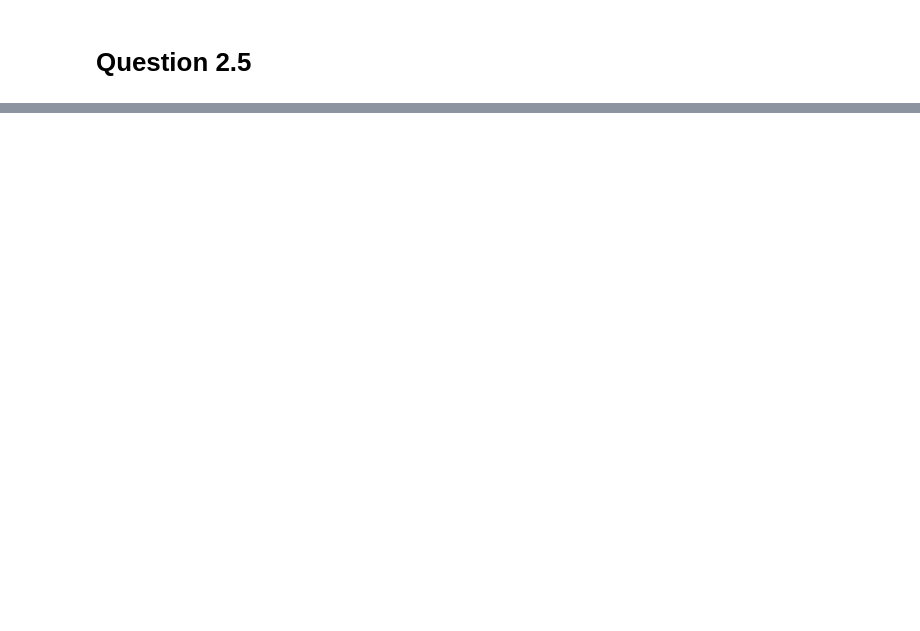
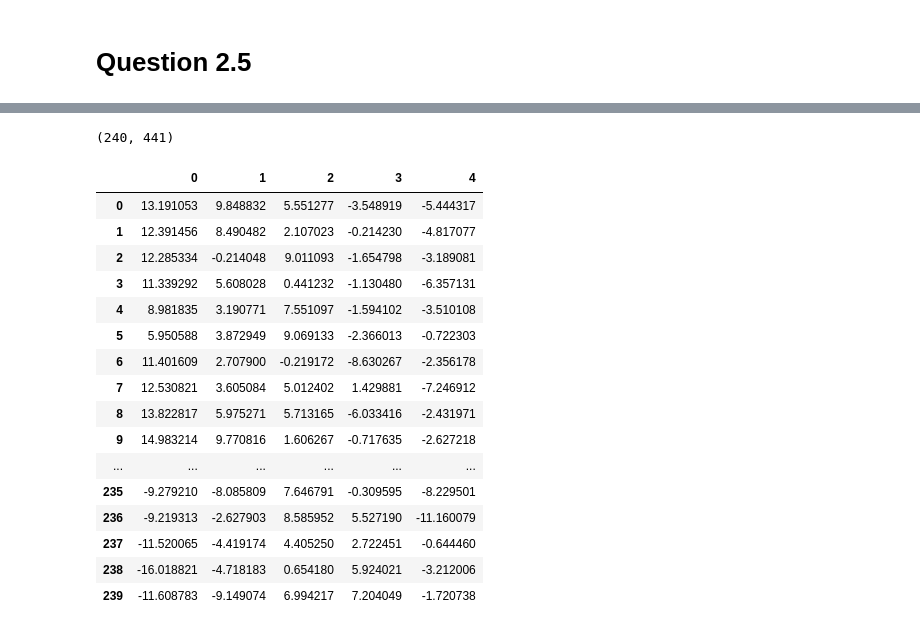
Before and after one commit to YourTeacher23/MAST30034-Assignment1, a Jupyter notebook: Notebook3.ipynb, the cells around one changed output, grey strips where cells are left out. Drawn from its saved outputs; the diff is of its cells as text; code cells hidden in the pictures; blank space fills up the shorter version.

```diff
--- a/Notebook3.ipynb
+++ b/Notebook3.ipynb
@@ -111,0 +126,29 @@ for i in range(NUM_SOURCE):
+# %%
+from sklearn.decomposition import PCA
+pca = PCA(n_components=5)
+principalComponents = pca.fit_transform(X)
+principalDf = pd.DataFrame(data = principalComponents)
+# %%
+X.shape
+# %% [output]
+(240, 441)
+# %%
+principalDf
+# %% [output]
+|  | 0 | 1 | 2 | 3 | 4 |
+| 0 | 13.191053 | 9.848832 | 5.551277 | -3.548919 | -5.444317 |
+| 1 | 12.391456 | 8.490482 | 2.107023 | -0.214230 | -4.817077 |
+| 2 | 12.285334 | -0.214048 | 9.011093 | -1.654798 | -3.189081 |
+| 3 | 11.339292 | 5.608028 | 0.441232 | -1.130480 | -6.357131 |
+| 4 | 8.981835 | 3.190771 | 7.551097 | -1.594102 | -3.510108 |
+| 5 | 5.950588 | 3.872949 | 9.069133 | -2.366013 | -0.722303 |
+| 6 | 11.401609 | 2.707900 | -0.219172 | -8.630267 | -2.356178 |
+| 7 | 12.530821 | 3.605084 | 5.012402 | 1.429881 | -7.246912 |
+| 8 | 13.822817 | 5.975271 | 5.713165 | -6.033416 | -2.431971 |
+| 9 | 14.983214 | 9.770816 | 1.606267 | -0.717635 | -2.627218 |
+| ... | ... | ... | ... | ... | ... |
+| 235 | -9.279210 | -8.085809 | 7.646791 | -0.309595 | -8.229501 |
+| 236 | -9.219313 | -2.627903 | 8.585952 | 5.527190 | -11.160079 |
+| 237 | -11.520065 | -4.419174 | 4.405250 | 2.722451 | -0.644460 |
+| 238 | -16.018821 | -4.718183 | 0.654180 | 5.924021 | -3.212006 |
+| 239 | -11.608783 | -9.149074 | 6.994217 | 7.204049 | -1.720738 |
```
Also changed, not shown: parts of 9 cells of this notebook, 1 other file.
